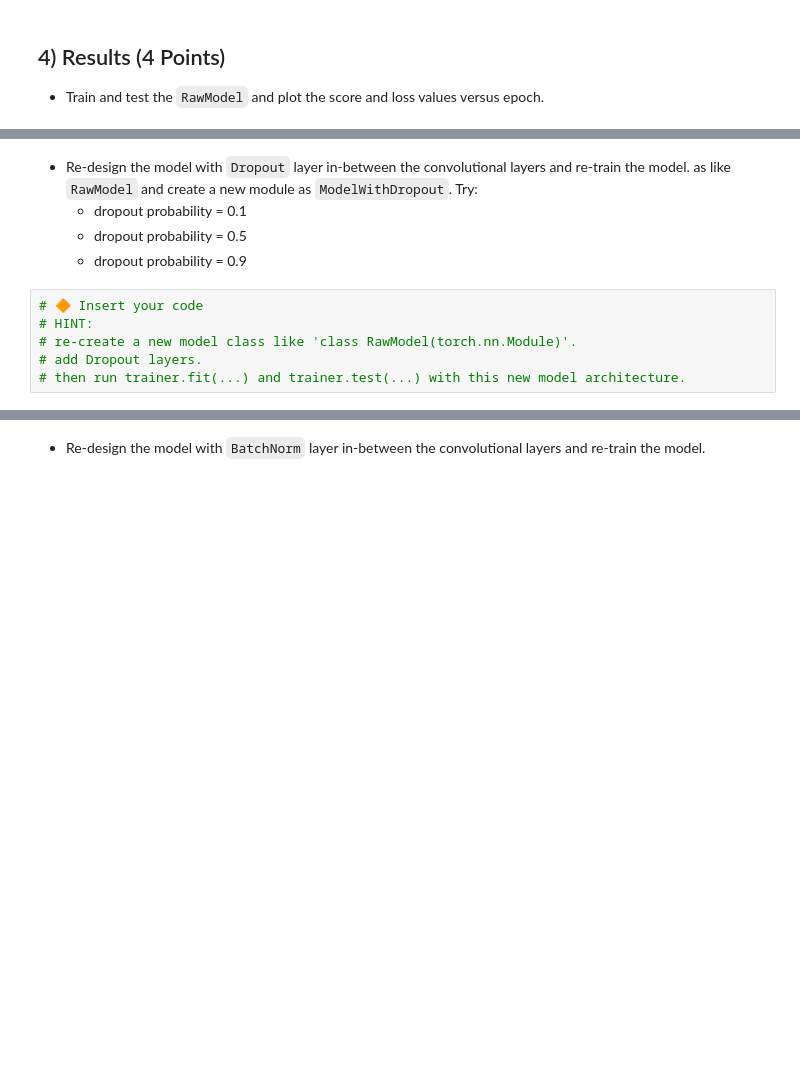
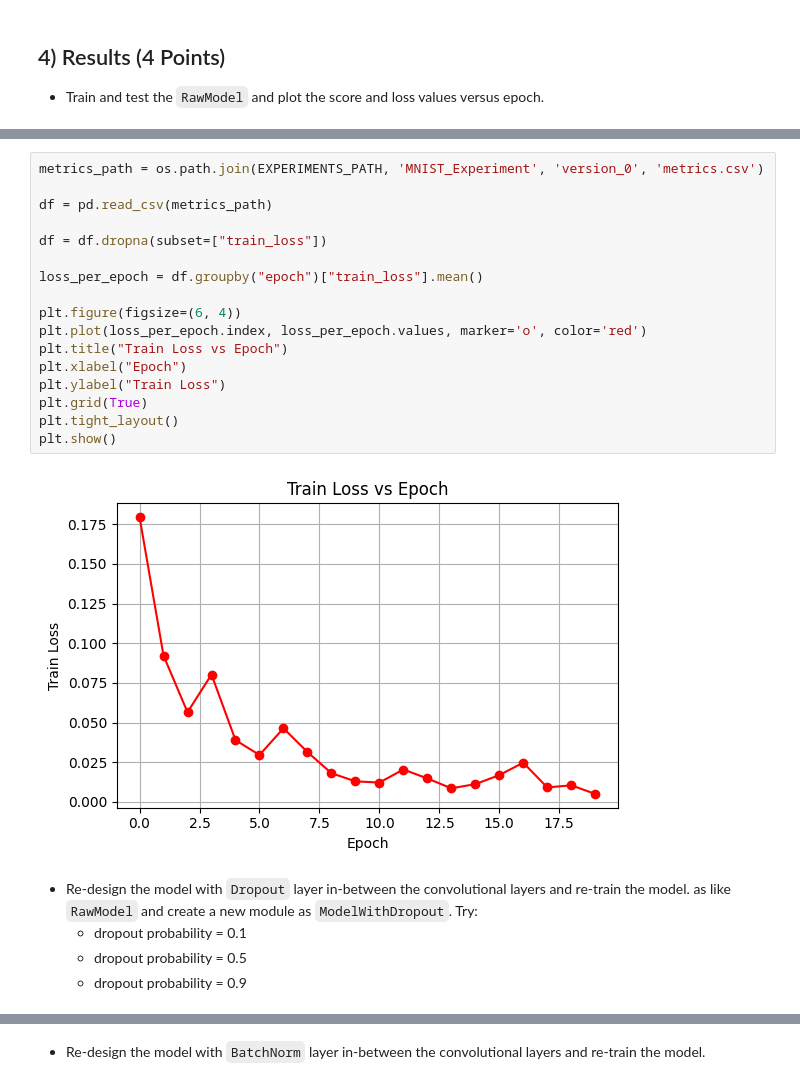
Before and after one commit to troniixx/uzh, a Jupyter notebook: Computational Science/Sem 4/PHY371/merol_ML4S_2025_Lab5_NN_in_lightning.ipynb, the cells around one changed output, grey strips where cells are left out. Cells and saved outputs as stored; diff of their text form; blank space fills up the shorter version.

```diff
--- a/Computational Science/Sem 4/PHY371/merol_ML4S_2025_Lab5_NN_in_lightning.ipynb
+++ b/Computational Science/Sem 4/PHY371/merol_ML4S_2025_Lab5_NN_in_lightning.ipynb
@@ -335,11 +352,24 @@ trainer = pl.Trainer(
+# %%
+metrics_path = os.path.join(EXPERIMENTS_PATH, 'MNIST_Experiment', 'version_0', 'metrics.csv')
+
+df = pd.read_csv(metrics_path)
+
+df = df.dropna(subset=["train_loss"])
+
+loss_per_epoch = df.groupby("epoch")["train_loss"].mean()
+
+plt.figure(figsize=(6, 4))
+plt.plot(loss_per_epoch.index, loss_per_epoch.values, marker='o', color='red')
+plt.title("Train Loss vs Epoch")
+plt.xlabel("Epoch")
+plt.ylabel("Train Loss")
+plt.grid(True)
+plt.tight_layout()
+plt.show()
+# %% [output]
+[figure, added]
 # %% [markdown]
 - Re-design the model with `Dropout` layer in-between the convolutional layers and re-train the model. as like `RawModel` and create a new module as `ModelWithDropout`. Try:
     - dropout probability = 0.1
     - dropout probability = 0.5
     - dropout probability = 0.9
-# %%
-# 🔶 Insert your code
-# HINT:
-# re-create a new model class like 'class RawModel(torch.nn.Module)'.
-# add Dropout layers.
-# then run trainer.fit(...) and trainer.test(...) with this new model architecture.
```
Also changed, not shown: parts of 10 cells of this notebook.
